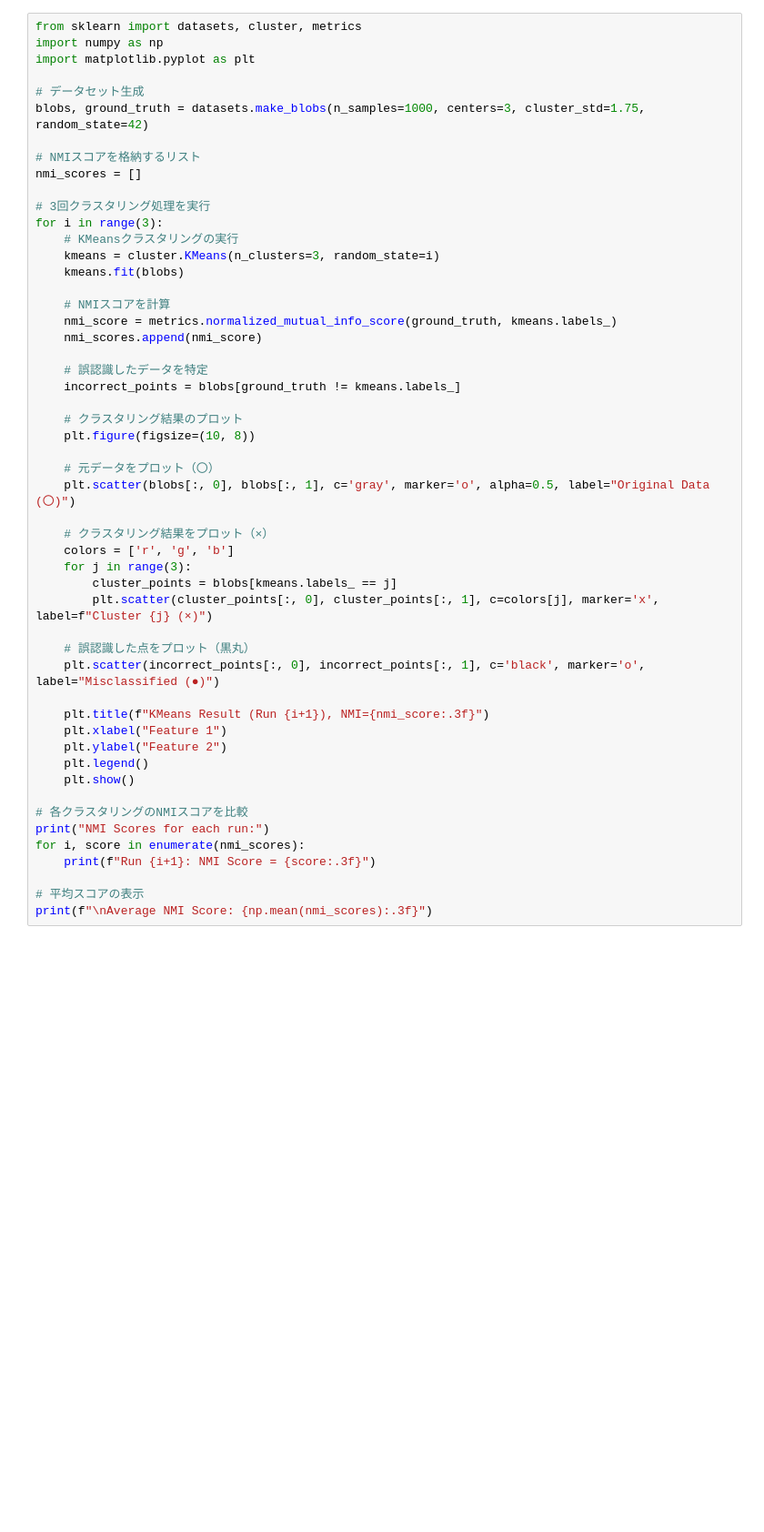
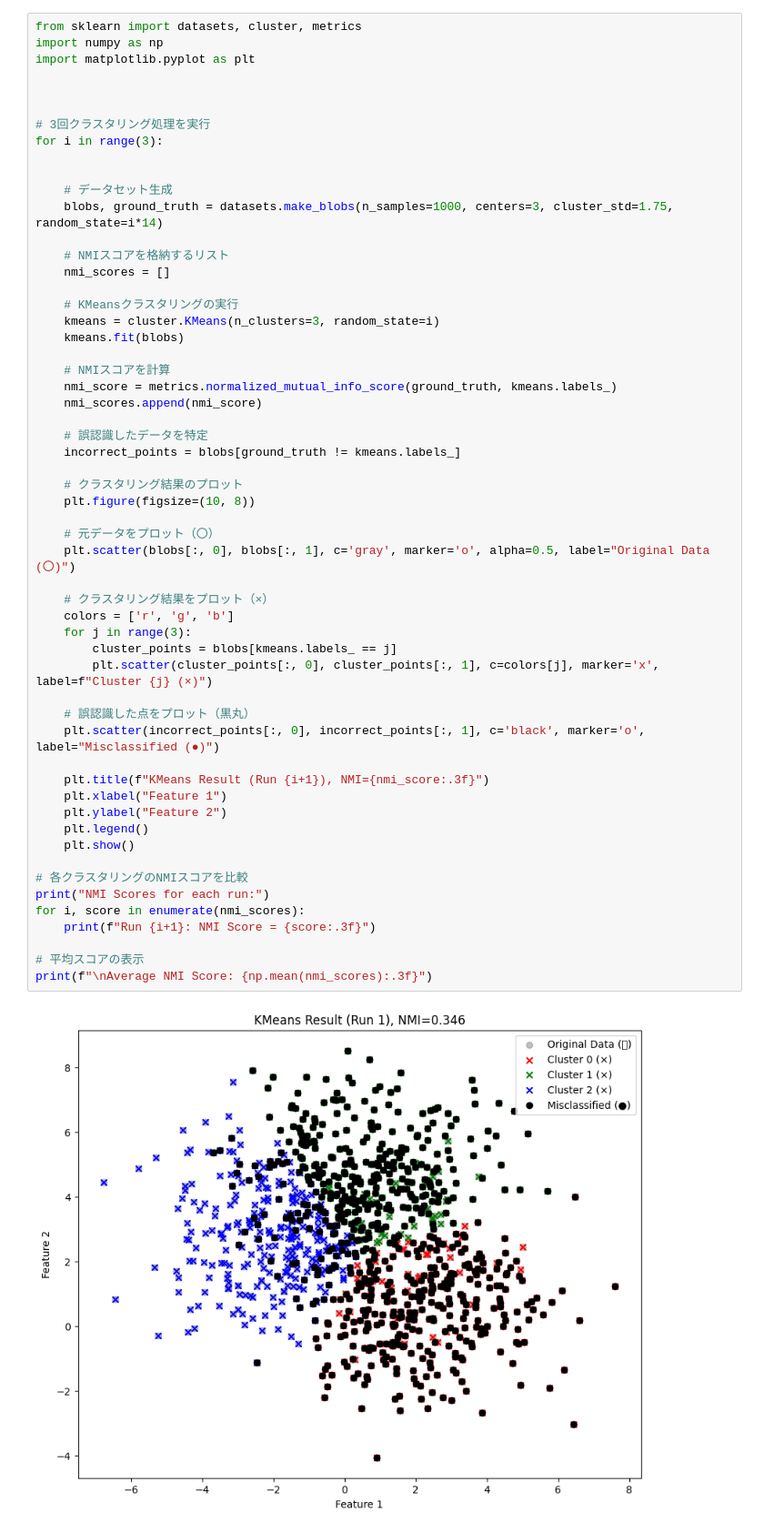
Before and after one commit to RuoAndo/musashino-university, a Jupyter notebook: ai-sec/2024/mutual_information_kmeans_3_times_4.ipynb, the cells around one changed output. Shown: that part at 91% size. Cells and saved outputs as stored; diff of their text form; blank space fills up the shorter version.

```diff
--- a/ai-sec/2024/mutual_information_kmeans_3_times_4.ipynb
+++ b/ai-sec/2024/mutual_information_kmeans_3_times_4.ipynb
@@ -3,14 +3,18 @@ from sklearn import datasets, cluster, metrics
 import numpy as np
 import matplotlib.pyplot as plt
 
-# データセット生成
-blobs, ground_truth = datasets.make_blobs(n_samples=1000, centers=3, cluster_std=1.75, random_state=42)
 
-# NMIスコアを格納するリスト
-nmi_scores = []
 
 # 3回クラスタリング処理を実行
 for i in range(3):
+
+
+    # データセット生成
+    blobs, ground_truth = datasets.make_blobs(n_samples=1000, centers=3, cluster_std=1.75, random_state=i*14)
+
+    # NMIスコアを格納するリスト
+    nmi_scores = []
+
     # KMeansクラスタリングの実行
     kmeans = cluster.KMeans(n_clusters=3, random_state=i)
     kmeans.fit(blobs)
@@ -23,30 +27,32 @@ for i in range(3):
     incorrect_points = blobs[ground_truth != kmeans.labels_]
 
     # クラスタリング結果のプロット
     plt.figure(figsize=(10, 8))
 
     # 元データをプロット（〇）
     plt.scatter(blobs[:, 0], blobs[:, 1], c='gray', marker='o', alpha=0.5, label="Original Data (〇)")
 
     # クラスタリング結果をプロット（×）
     colors = ['r', 'g', 'b']
     for j in range(3):
         cluster_points = blobs[kmeans.labels_ == j]
         plt.scatter(cluster_points[:, 0], cluster_points[:, 1], c=colors[j], marker='x', label=f"Cluster {j} (×)")
 
     # 誤認識した点をプロット（黒丸）
     plt.scatter(incorrect_points[:, 0], incorrect_points[:, 1], c='black', marker='o', label="Misclassified (●)")
 
     plt.title(f"KMeans Result (Run {i+1}), NMI={nmi_score:.3f}")
     plt.xlabel("Feature 1")
     plt.ylabel("Feature 2")
     plt.legend()
     plt.show()
 
 # 各クラスタリングのNMIスコアを比較
 print("NMI Scores for each run:")
 for i, score in enumerate(nmi_scores):
     print(f"Run {i+1}: NMI Score = {score:.3f}")
 
 # 平均スコアの表示
 print(f"\nAverage NMI Score: {np.mean(nmi_scores):.3f}")
+# %% [output]
+[figure, added]
```
Also changed, not shown: parts of 1 cell of this notebook, 17 other files.
